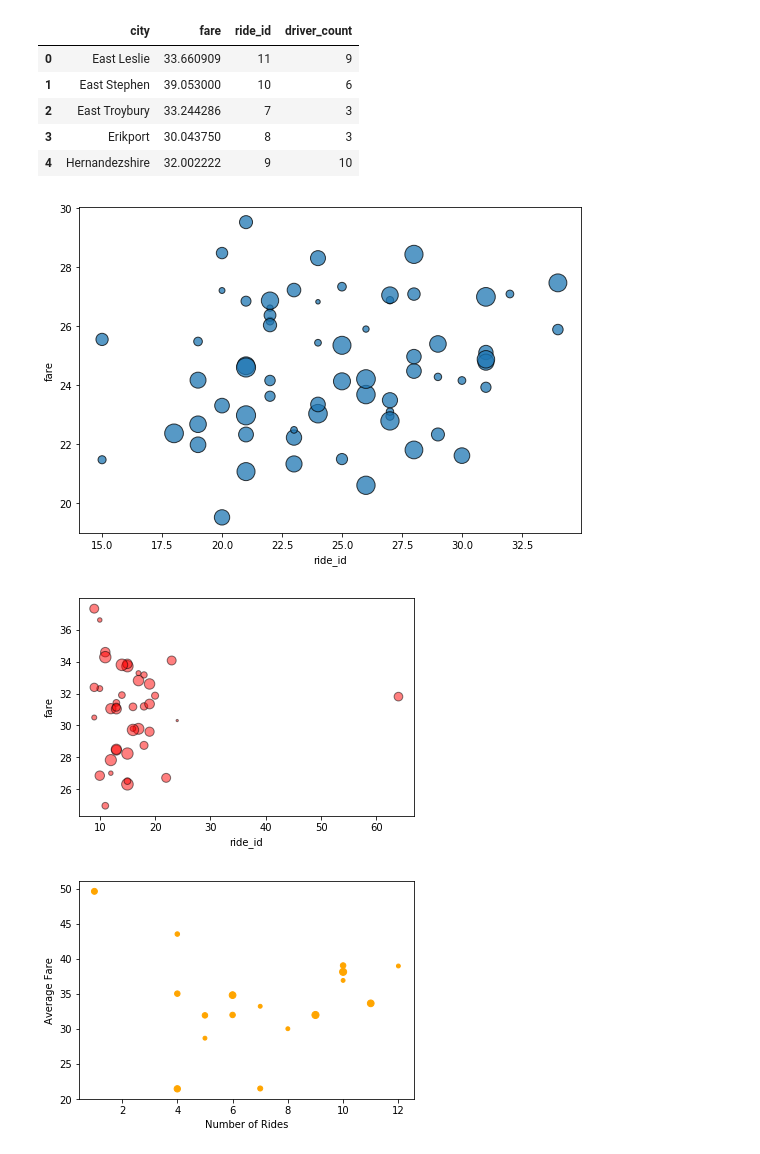
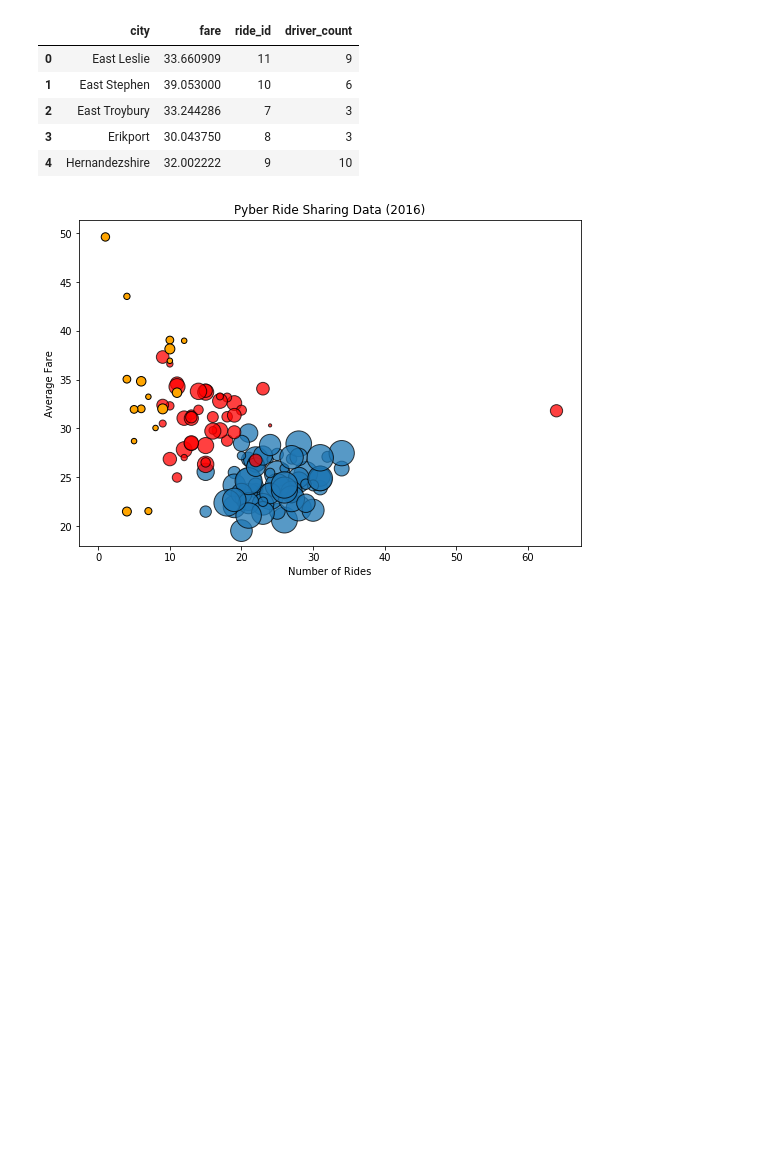
Before and after one commit to tullyvelte/RideSharingDataPlots, a Jupyter notebook: PyberPlots2.ipynb, the cells around one changed output. Drawn from its saved outputs; the diff is of its cells as text; code cells hidden in the pictures; blank space fills up the shorter version.

```diff
--- a/PyberPlots2.ipynb
+++ b/PyberPlots2.ipynb
@@ -153,23 +146,24 @@ rural_merge2.head()
 | 4 | Hernandezshire | 32.002222 | 9 | 10 |
 # %%
 s=(urban_merge2['driver_count'])
-urban_merge2.plot(kind="scatter", x="ride_id", y="fare", s=s*5, Edgecolor="Black", alpha=".75", figsize=(9,6))
+ax = urban_merge2.plot(kind="scatter", x="ride_id", y="fare", s=s*10, Edgecolor="Black", alpha=".75", grid=True, figsize=(9,6))
 
 s=(suburban_merge2['driver_count'])
-suburban_merge2.plot(kind="scatter", x="ride_id", y="fare", s=s*5, Facecolors="red", Edgecolor="Black", alpha=".5")
+suburban_merge2.plot(kind="scatter", x="ride_id", y="fare", s=s*10, Facecolors="red", Edgecolor="Black", alpha=".75", ax=ax)
 
 s=(rural_merge2['driver_count'])
-rural_merge2.plot(kind="scatter", x="ride_id", y="fare", s=s*5, Facecolors="orange")
+rural_merge2.plot(kind="scatter", x="ride_id", y="fare", s=s*10, Facecolors="orange", Edgecolor="Black", ax=ax)
 
+# plt.xlim = ([0,100])
+# plt.ylim = ([0,100])
+plt.title('Pyber Ride Sharing Data (2016)')
 plt.xlabel('Number of Rides')
 plt.ylabel('Average Fare')
 plt.show()
 
 #grid=True, figsize=(10, 5)
 # %% [output]
-[figure, old version]
+[figure, new version]
-[figure, removed]
-[figure, removed]
 # %%
 # Making the Py Charts
 
```
Also changed, not shown: parts of 4 cells of this notebook.
